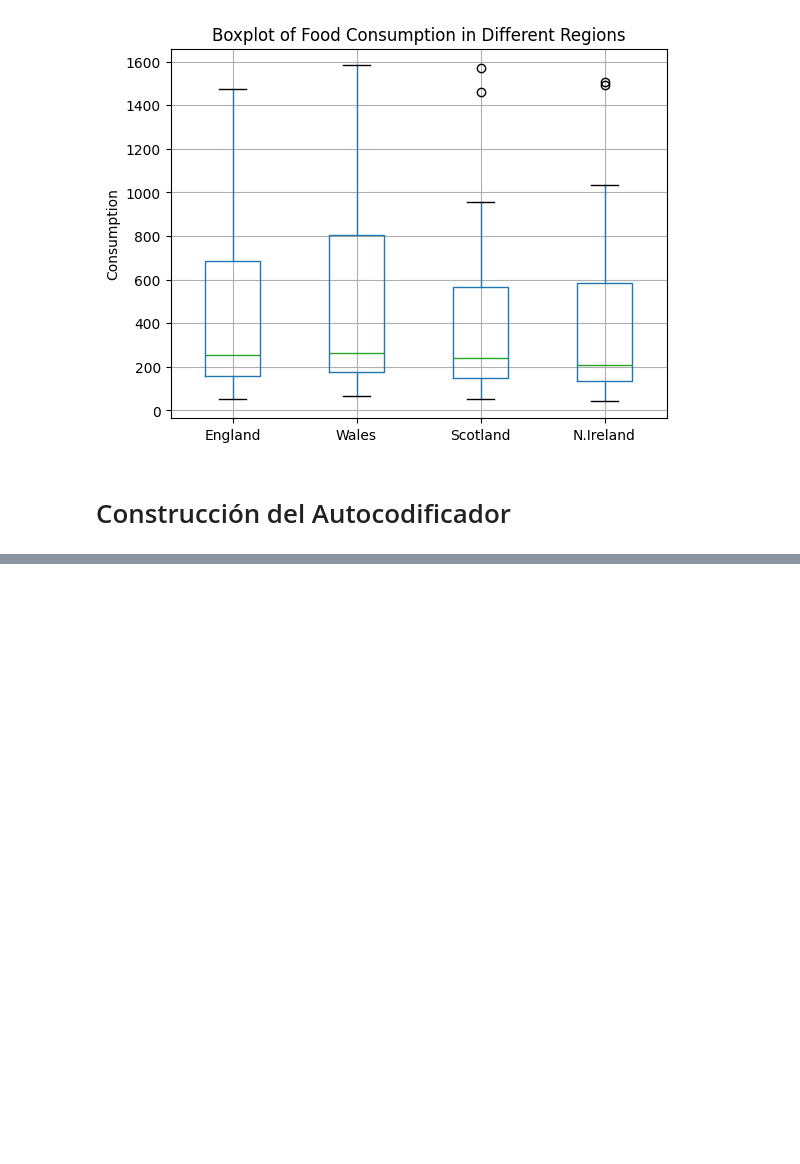
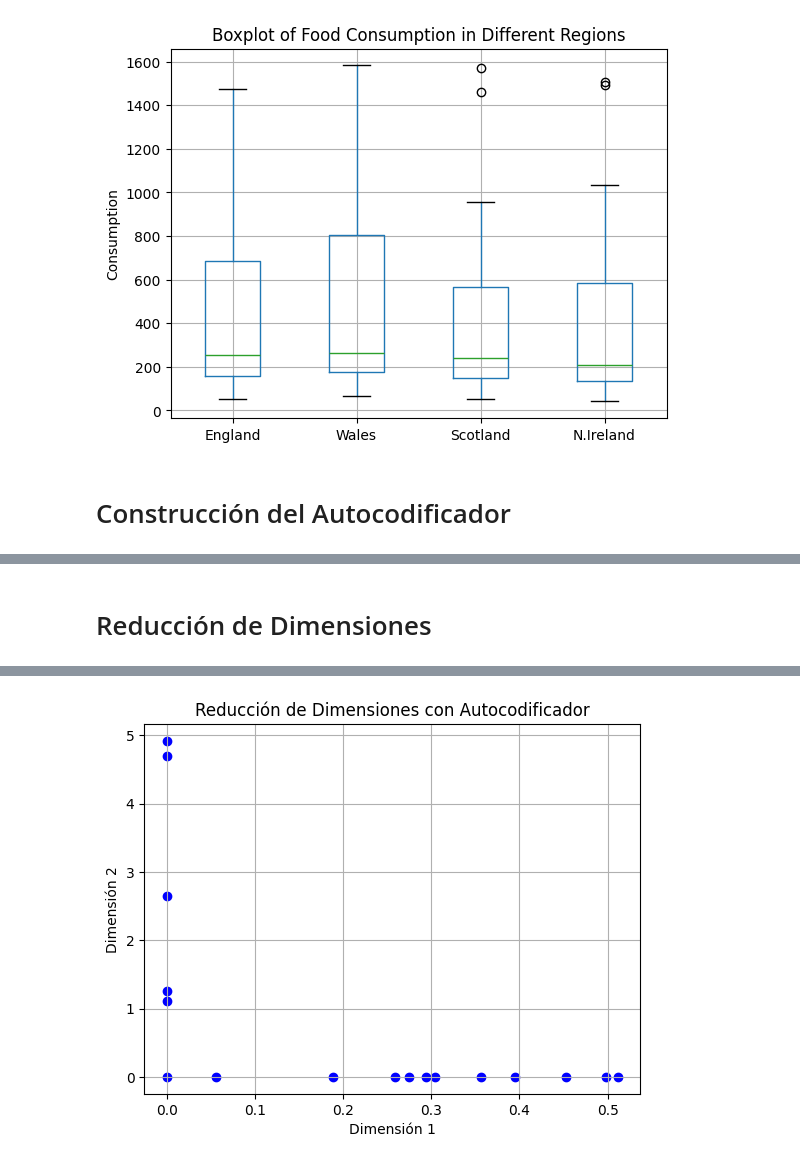
Before and after one commit to DiggsPapu/data-science, a Jupyter notebook: lab5.ipynb, the cells around one changed output, grey strips where cells are left out. Saved outputs shown, nothing was run; the diff lists cells and outputs as text; code cells hidden in the pictures; blank space fills up the shorter version.

```diff
--- a/lab5.ipynb
+++ b/lab5.ipynb
@@ -33,6 +55,11 @@ df[['England', 'Wales', 'Scotland', 'N.Ireland']].boxplot()
 plt.title('Boxplot of Food Consumption in Different Regions')
 plt.ylabel('Consumption')
 plt.show()
+data = df[['England','Wales', 'Scotland', 'N.Ireland']].values
+
+# Data Normalization
+scaler = StandardScaler()
+data_scaled = scaler.fit_transform(data)
 # %% [output]
            England        Wales     Scotland    N.Ireland
 count    17.000000    17.000000    17.000000    17.000000
@@ -46,3 +73,17 @@ max    1472.000000  1582.000000  1572.000000  1506.000000
 [figure]
 # %% [markdown]
 # Construcción del Autocodificador
+# %%
+# Codificador
+codificador = Sequential()
+codificador.add(Dense(units=3, activation='relu', input_shape=[data_scaled.shape[1]]))
+codificador.add(Dense(units=2, activation='relu'))
+# Decodificador
+decodificador = Sequential()
+decodificador.add(Dense(units=3, activation='relu', input_shape=[2]))
+decodificador.add(Dense(units=data_scaled.shape[1], activation='sigmoid'))
+# Autocodificador
+autoencoder = Sequential([codificador, decodificador])
+# %%
+autoencoder.compile(optimizer='adam', loss='mean_squared_error')
+autoencoder.fit(data_scaled, data_scaled, epochs=50, batch_size=16, shuffle=True)
@@ -48,0 +115,13 @@ max    1472.000000  1582.000000  1572.000000  1506.000000
+# %% [markdown]
+# Reducción de Dimensiones
+# %%
+codificado_2dim = autoencoder.predict(data_scaled)
+codificado_2dim.shape
+
+plt.scatter(encoded_data[:, 0], encoded_data[:, 1], c='blue', marker='o')
+plt.title('Reducción de Dimensiones con Autocodificador')
+plt.xlabel('Dimensión 1')
+plt.ylabel('Dimensión 2')
+plt.grid(True)
+plt.show()
+# %% [output]
@@ -48,0 +129 @@ max    1472.000000  1582.000000  1572.000000  1506.000000
+[figure, added]
```
Also changed, not shown: parts of 5 cells of this notebook.
